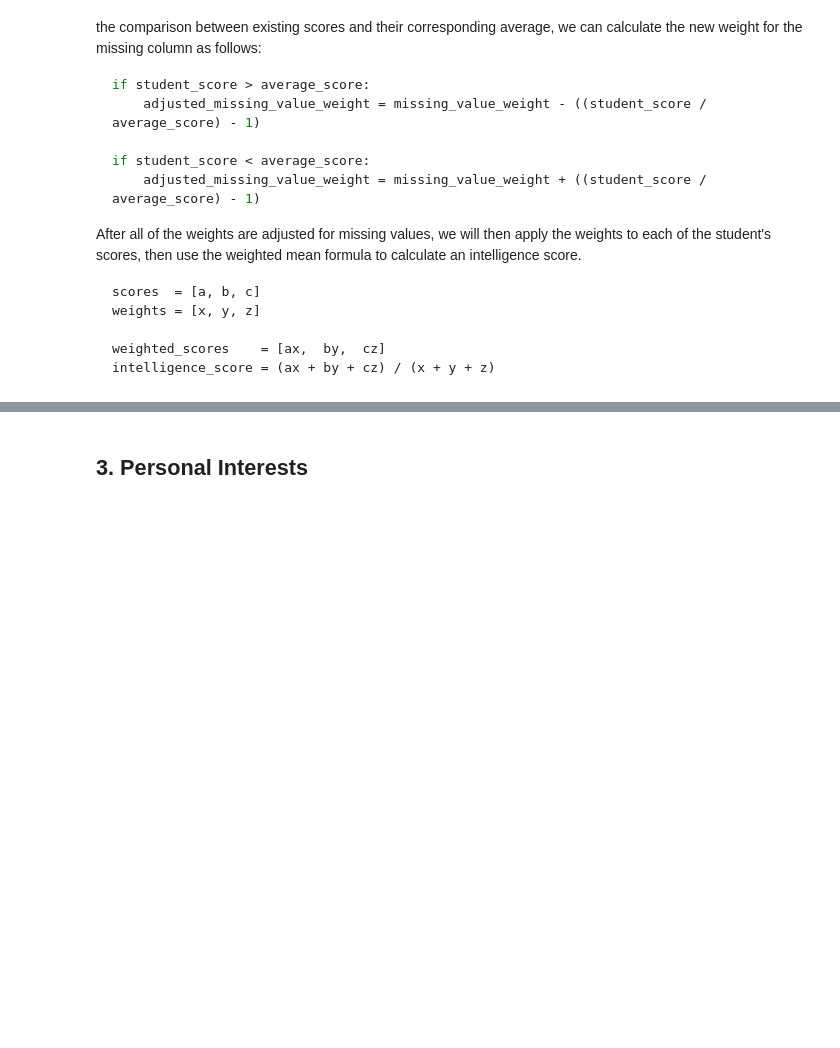
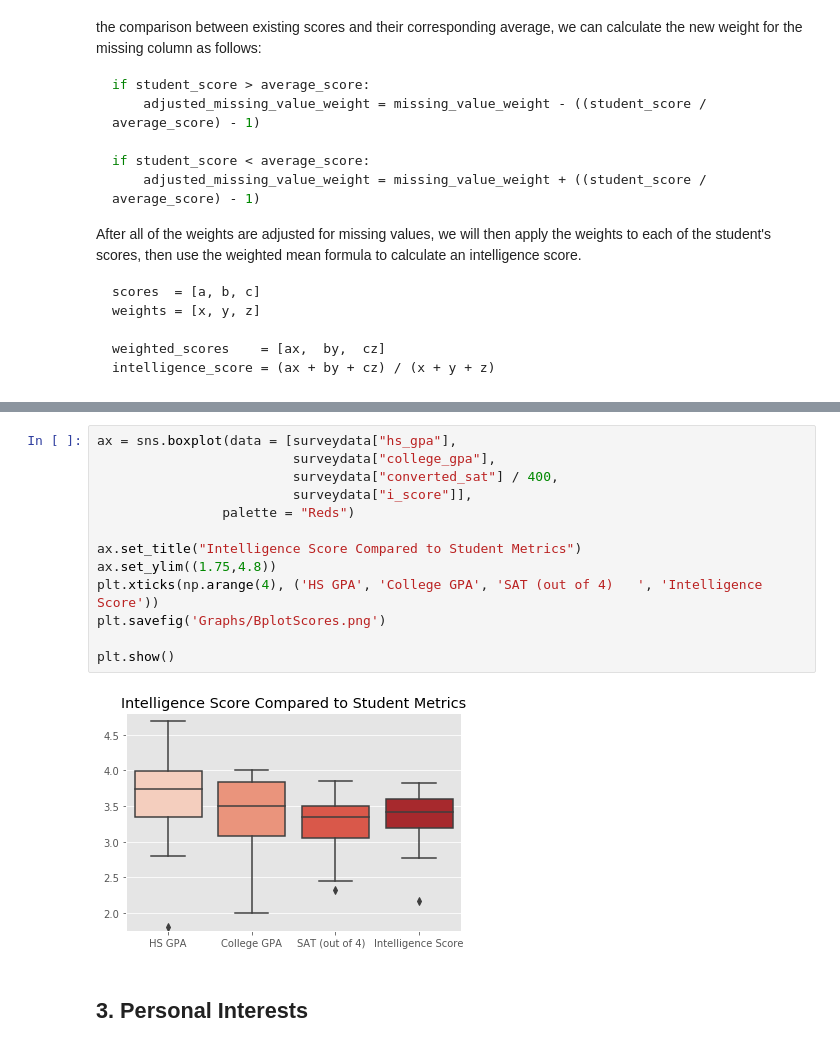
Before and after one commit to dennisfarmer/Factors-of-Academic-Success, a Jupyter notebook: eda.ipynb, the cells around one changed output, grey strips where cells are left out. Drawn from its saved outputs; the diff is of its cells as text; blank space fills up the shorter version.

```diff
--- a/eda.ipynb
+++ b/eda.ipynb
@@ -290,3 +330,18 @@ calc_intelligence(d,a)
+# %%
+ax = sns.boxplot(data = [surveydata["hs_gpa"],
+                         surveydata["college_gpa"],
+                         surveydata["converted_sat"] / 400,
+                         surveydata["i_score"]],
+                palette = "Reds")
+
+ax.set_title("Intelligence Score Compared to Student Metrics")
+ax.set_ylim((1.75,4.8))
+plt.xticks(np.arange(4), ('HS GPA', 'College GPA', 'SAT (out of 4)   ', 'Intelligence Score'))
+plt.savefig('Graphs/BplotScores.png')
+
+plt.show()
+# %% [output]
+[figure, added]
 # %% [markdown]
 ## 3. Personal Interests
 # %%
```
Also changed, not shown: parts of 22 cells of this notebook, 4 other files.
